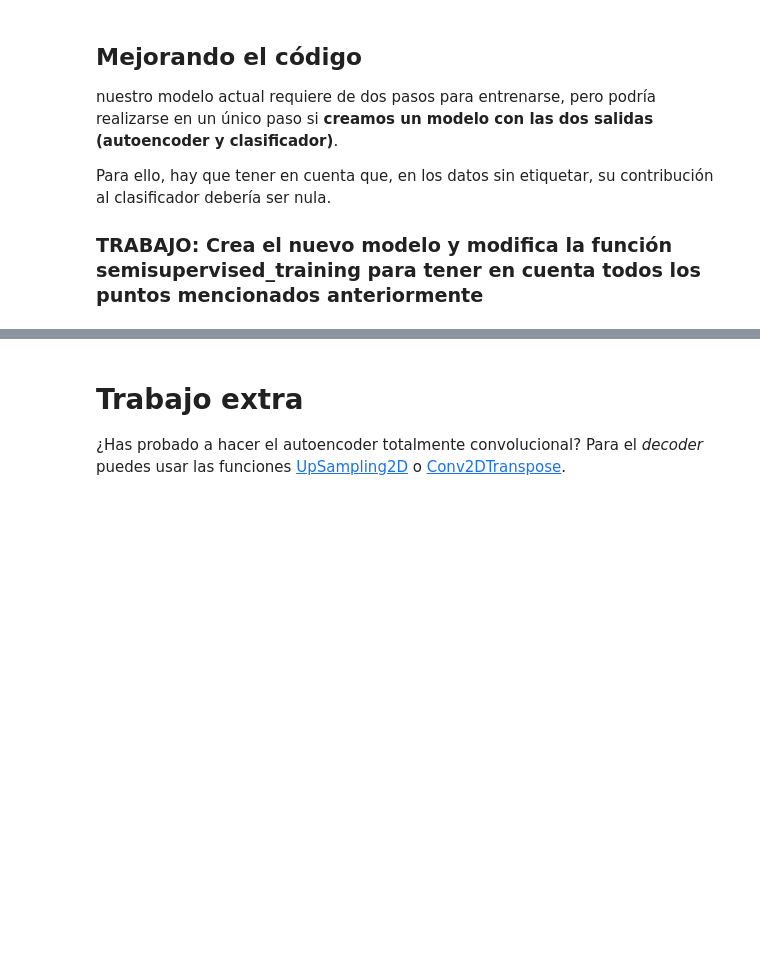
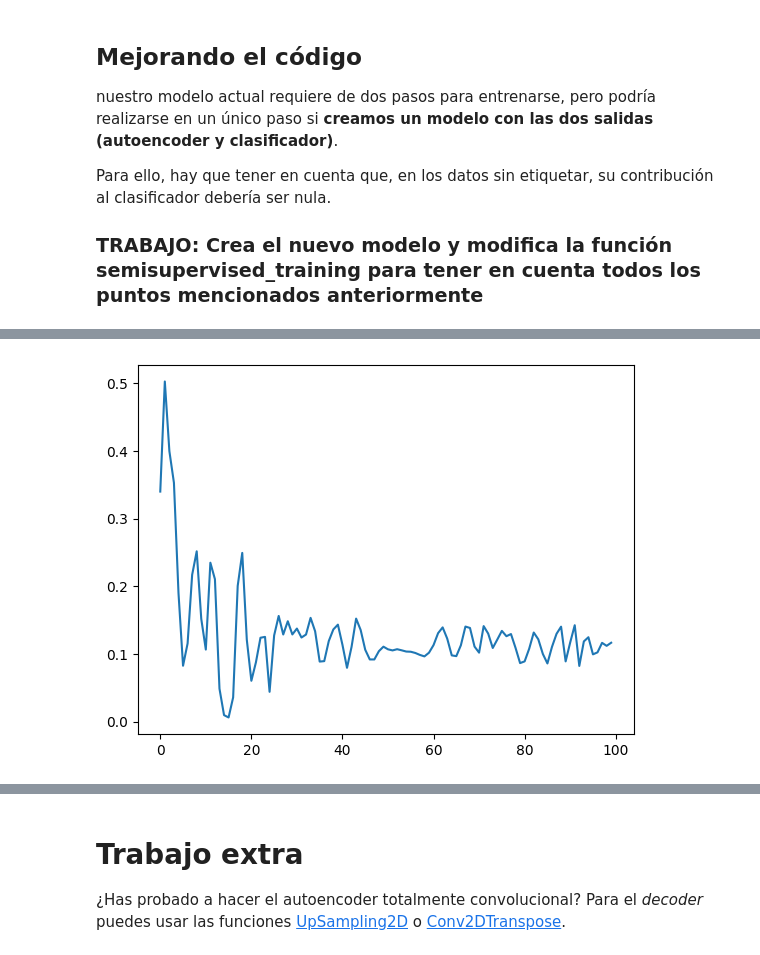
Before and after one commit to PepeRoConde/3year2sem, a Jupyter notebook: maai/notebooks/Notebook 4 - Modelos Generativos.ipynb, the cells around one changed output, grey strips where cells are left out. Drawn from its saved outputs; the diff is of its cells as text; code cells hidden in the pictures; blank space fills up the shorter version.

```diff
--- a/maai/notebooks/Notebook 4 - Modelos Generativos.ipynb
+++ b/maai/notebooks/Notebook 4 - Modelos Generativos.ipynb
@@ -150,32 +209,3 @@ Para ello, hay que tener en cuenta que, en los datos sin etiquetar, su contribuc
 
 
 ### TRABAJO: Crea el nuevo modelo y modifica la función semisupervised_training para tener en cuenta todos los puntos mencionados anteriormente
-# %%
-# TODO: crea el nuevo modelo
-
-# TODO: crea tu propio clasificador
-
-class MiClasificadorSemisupervisado:
-
-    def __init__(self, input_shape):
-        # TODO : define el modelo y compílalo
-        None
-
-    def fit(self, X, y, unlabeled_data):
-        # TODO: entrena el modelo. Escoge el tamaño de batch y el número de epochs que quieras, y define bien el sample_weight
-        None
-
-    def predict(self, X):
-        # TODO: devuelve la clase ganadora del clasificador
-        None
-
-    def predict_proba(self, X):
-        # TODO: devuelve la probabilidad del clasificador
-        None
-
-    def score(self, X, y):
-        None
-
-    def __del__(self):
-        # elimina todos los modelos que hayas creado
-        tf.keras.backend.clear_session() # Necesario para liberar la memoria en GPU
@@ -182,8 +296,14 @@ class MiClasificadorSemisupervisado:
 # %%
 # TODO: reescribe la función semisupervised_training para incorporar las mejoras mencionadas anteriormente
 
+model = MiClasificadorSemisupervisado(input_shape=x_train[0].shape)
+
 def semisupervised_training_v2(model, x_train, y_train, unlabeled_data):
-    None
+    h = model.fit(x_train, y_train, unlabeled_data, batch_size=20_000, epochs = 100)
+    return h
 # %%
 # TODO: Crea y entrena tu clasificador
-None
+
+model = MiClasificadorSemisupervisado(input_shape=x_train[0].shape)
+
+h = semisupervised_training_v2(model, x_train, one_hot_train, unlabeled_train)
@@ -193,3 +334,8 @@ print('Test accuracy :', model.score(x_test, y_test))
+# %%
+import matplotlib.pyplot as plt
+plt.plot(h.history['classifier_accuracy']);
+# %% [output]
+[figure, added]
 # %% [markdown]
 # Hay vida más allá del autoencoder
 
```
Also changed, not shown: parts of 21 cells of this notebook, 5 other files.
